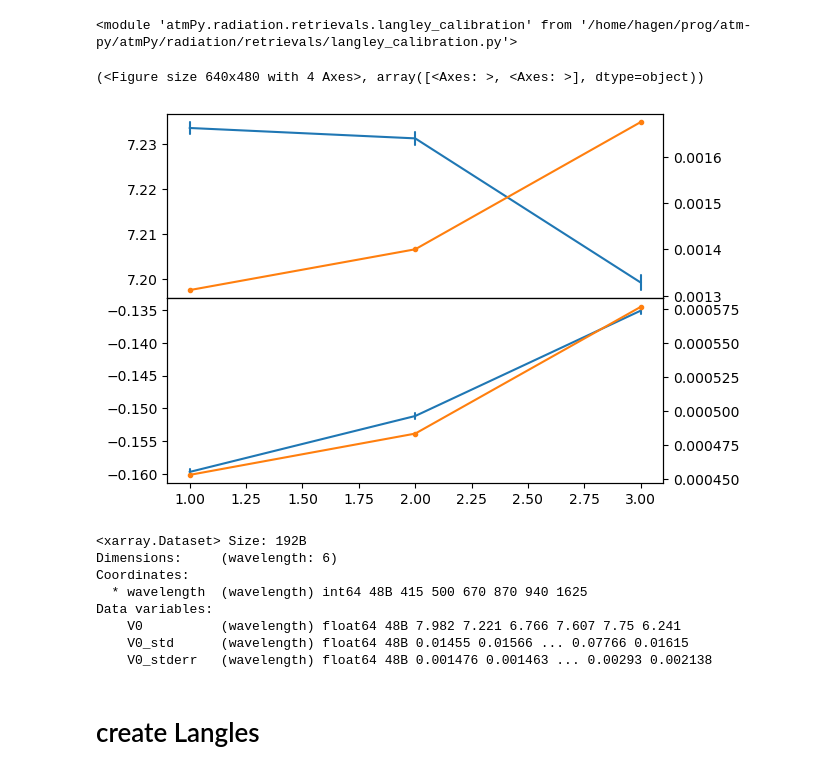
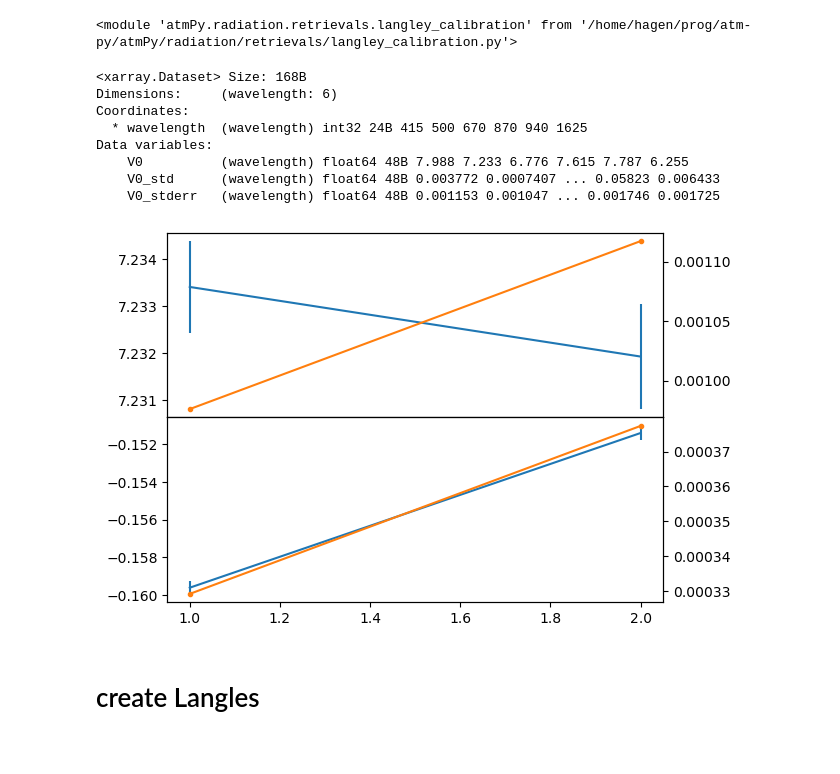
Before and after one commit to HagenTelg/cmpaign_2025_PMOD, a Jupyter notebook: langleys.ipynb, the cells around one changed output. Drawn from its saved outputs; the diff is of its cells as text; code cells hidden in the pictures.

```diff
--- a/langleys.ipynb
+++ b/langleys.ipynb
@@ -19,4 +27,20 @@ reload(atmlc)
 # %% [output]
 <module 'atmPy.radiation.retrievals.langley_calibration' from '/home/hagen/prog/atm-py/atmPy/radiation/retrievals/langley_calibration.py'>
 # %%
-p2fld = pl.Path('/nfs/grad/Inst/MFR/Campaign/frc/2025/mfrsr/649.langleys/v0.1/')
+p2fld = pl.Path('/nfs/grad/Inst/MFR/Campaign/frc/2025/mfrsr/649.langleys/v0.2/')
+
+lt = atmlc.open_langleys(p2fld)
+
+lt.plot_ranked(wl = 500)
+lt_pre_649 = lt
+lt.V0_simple
+# %% [output]
+<xarray.Dataset> Size: 168B
+Dimensions:     (wavelength: 6)
+Coordinates:
+  * wavelength  (wavelength) int32 24B 415 500 670 870 940 1625
+Data variables:
+    V0          (wavelength) float64 48B 7.988 7.233 6.776 7.615 7.787 6.255
+    V0_std      (wavelength) float64 48B 0.003772 0.0007407 ... 0.05823 0.006433
+    V0_stderr   (wavelength) float64 48B 0.001153 0.001047 ... 0.001746 0.001725
+[figure, added]
@@ -25,19 +47,3 @@ lt = atmlc.open_langleys(p2fld)
-# %%
-lt.plot_ranked(wl = 500)
-# %% [output]
-(<Figure size 640x480 with 4 Axes>, array([<Axes: >, <Axes: >], dtype=object))
-[figure, removed]
-# %%
-lt.V0_simple
-# %% [output]
-<xarray.Dataset> Size: 192B
-Dimensions:     (wavelength: 6)
-Coordinates:
-  * wavelength  (wavelength) int64 48B 415 500 670 870 940 1625
-Data variables:
-    V0          (wavelength) float64 48B 7.982 7.221 6.766 7.607 7.75 6.241
-    V0_std      (wavelength) float64 48B 0.01455 0.01566 ... 0.07766 0.01615
-    V0_stderr   (wavelength) float64 48B 0.001476 0.001463 ... 0.00293 0.002138
 # %% [markdown]
 # create Langles
 # %%
```
Also changed, not shown: parts of 177 cells of this notebook, 7 other files.
